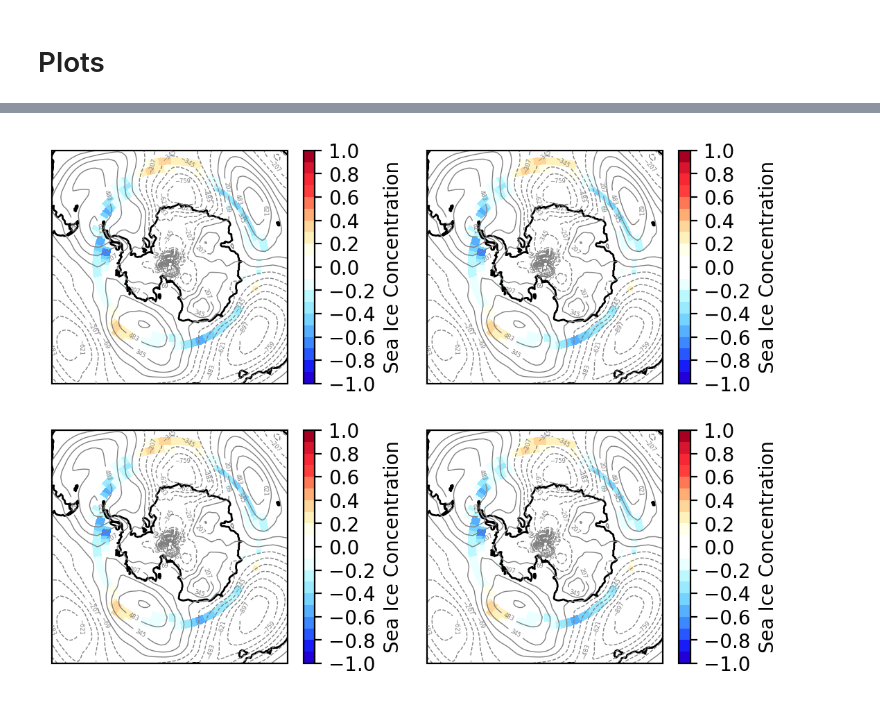
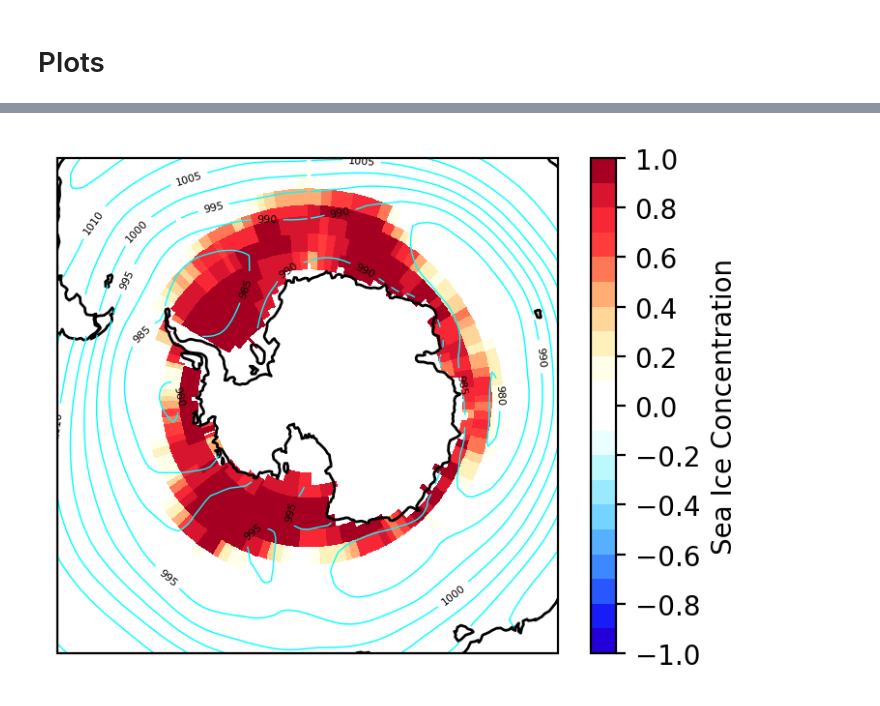
Before and after one commit to bobby-payne/icepack, a Jupyter notebook: Spatial Plots.ipynb, the cells around one changed output, grey strips where cells are left out. Drawn from its saved outputs; the diff is of its cells as text; code cells hidden in the pictures.

```diff
--- a/Spatial Plots.ipynb
+++ b/Spatial Plots.ipynb
@@ -23,3 +23,6 @@ from icepy.plot import *
 monthletters = ['J','F','M','A','M','J','J','A','S','O','N','D']
 # %% [markdown]
 # Open Datasets
+# %%
+mask_path = "../data/mask/landmask_1x1.nc"
+mask = xr.open_dataset(mask_path)
@@ -30,6 +41,8 @@ psl_path = "../data/obs/ERA5/psl_1x1/psl_Amon_ERA5obs_CanESM5grid_197901-201912_
 # open data
 sic_Had2CIS = format_time_coord(xr.open_dataset(sic_path),'1980-01','2020-04',freq='M')
 psl_ERA5 = format_time_coord(xr.open_dataset(psl_path),'1979-01','2019-12',freq='M')
+psl_ERA5['psl'] *= 1e-2     # Convert to hectopascals
+psl_ERA5['psl'] = psl_ERA5['psl'].where(~np.isnan(mask.mask), other=np.nan)
 
 # calculate anomalies
 method = 'mean'
@@ -124,7 +117,4 @@ plt.show()
-# %%
-sicfields = [[sic,sic],[sic,sic]]
-pslfields = [[psl,psl],[psl,psl]]
-
-plot_fields([sicfields,pslfields],['SICN','psl'],clevels=psllevels)
-# %% [output]
-[figure, removed]
+# %%
+fieldplot(sic_Had2CIS,psl_ERA5)
+# %% [output]
+[figure, added]
```
Also changed, not shown: parts of 10 cells of this notebook, 3 other files.
